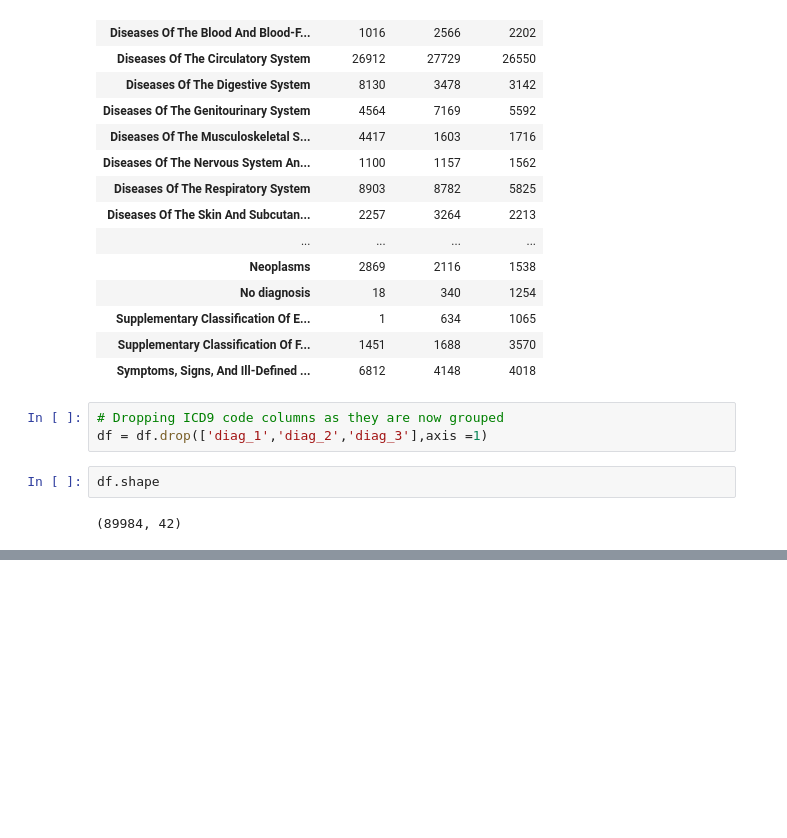
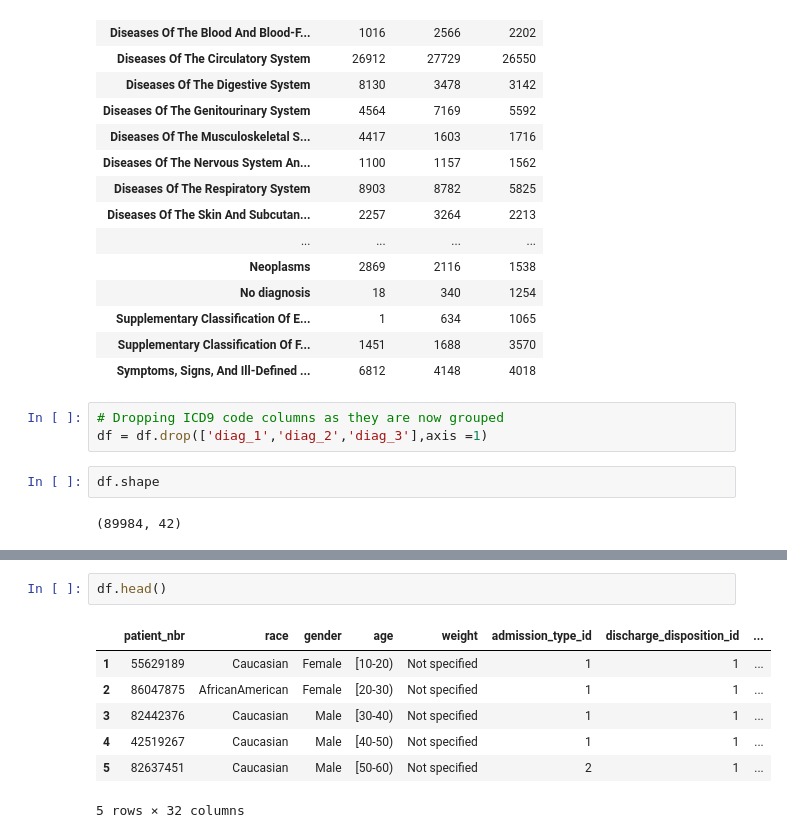
Before and after one commit to agaujean9/Hospital-Readmissions-Classifier, a Jupyter notebook: Readmissions.ipynb, the cells around one changed output, grey strips where cells are left out. Cells and saved outputs as stored; diff of their text form; blank space fills up the shorter version.

```diff
--- a/Readmissions.ipynb
+++ b/Readmissions.ipynb
@@ -218,3 +307,13 @@ df.shape
+# %%
+df.head()
+# %% [output]
+|  | patient_nbr | race | gender | age | weight | admission_type_id | discharge_disposition_id | ... |
+| 1 | 55629189 | Caucasian | Female | [10-20) | Not specified | 1 | 1 | ... |
+| 2 | 86047875 | AfricanAmerican | Female | [20-30) | Not specified | 1 | 1 | ... |
+| 3 | 82442376 | Caucasian | Male | [30-40) | Not specified | 1 | 1 | ... |
+| 4 | 42519267 | Caucasian | Male | [40-50) | Not specified | 1 | 1 | ... |
+| 5 | 82637451 | Caucasian | Male | [50-60) | Not specified | 2 | 1 | ... |
+5 rows × 32 columns
 # %%
 # Correlation heatmap
 mask = np.zeros_like(df.corr(), dtype=np.bool)
```
Also changed, not shown: parts of 9 cells of this notebook.
